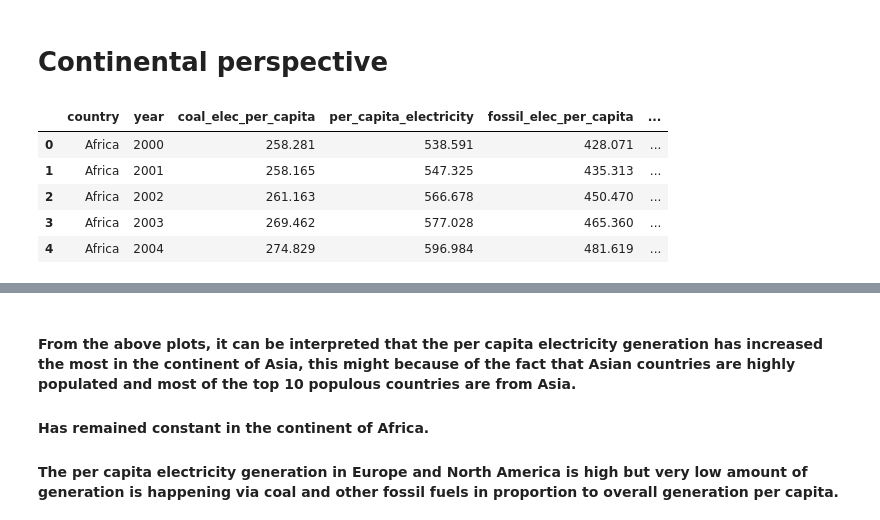
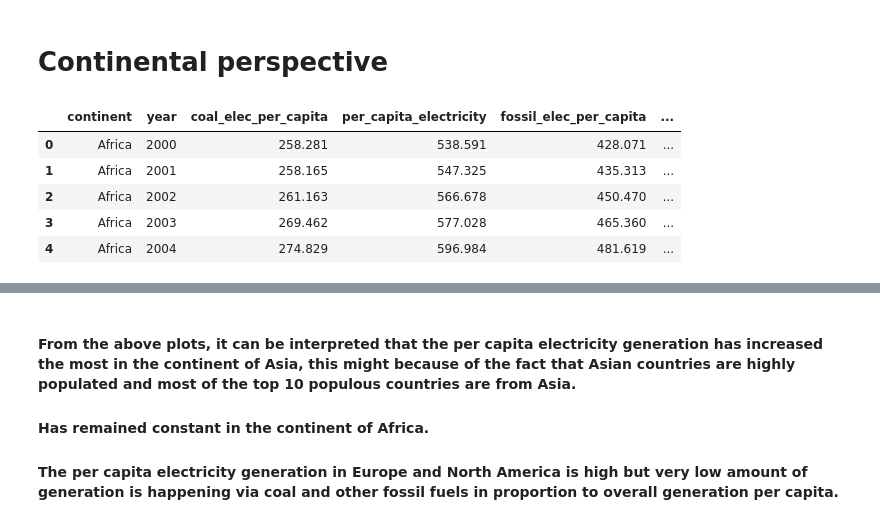
Before and after one commit to GawthamW97/Data-Analytics-And-Visualization, a Jupyter notebook: notebooks/dataset_02/Visualize data.ipynb, the cells around one changed output, grey strips where cells are left out. Saved outputs shown, nothing was run; the diff lists cells and outputs as text; code cells hidden in the pictures.

```diff
--- a/notebooks/dataset_02/Visualize data.ipynb
+++ b/notebooks/dataset_02/Visualize data.ipynb
@@ -400,23 +400,23 @@ fig_5.show()
 # %%
 # Fetching the continents data from MongoDB
 collection_1 = db.continent_energy
 query = {"year":{"$lte":2022}}
 projection = {
     "_id":0,
     "year":1,
-    "country":1,
+    "continent":1,
     "renewables_elec_per_capita":1,
     "oil_elec_per_capita":1,
     "gas_elec_per_capita":1,
     "low_carbon_elec_per_capita":1,
     "coal_elec_per_capita":1,
     "fossil_elec_per_capita":1,
     "per_capita_electricity":1
 }
 data_1=pd.DataFrame(list(collection_1.find(query,projection)))
 data_1.head()
 # %% [output]
-|  | country | year | coal_elec_per_capita | per_capita_electricity | fossil_elec_per_capita | ... |
+|  | continent | year | coal_elec_per_capita | per_capita_electricity | fossil_elec_per_capita | ... |
 | 0 | Africa | 2000 | 258.281 | 538.591 | 428.071 | ... |
 | 1 | Africa | 2001 | 258.165 | 547.325 | 435.313 | ... |
 | 2 | Africa | 2002 | 261.163 | 566.678 | 450.470 | ... |
```
Also changed, not shown: parts of 12 cells of this notebook, 1 other file.
